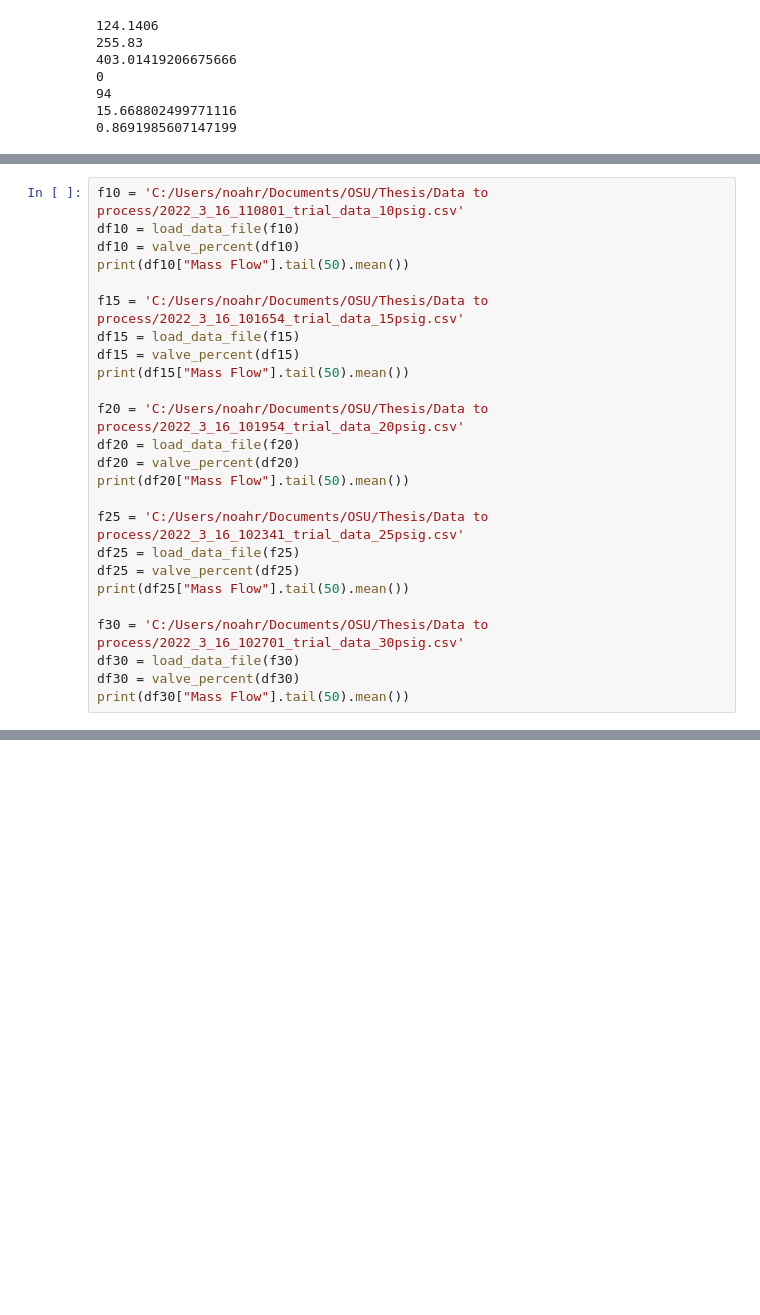
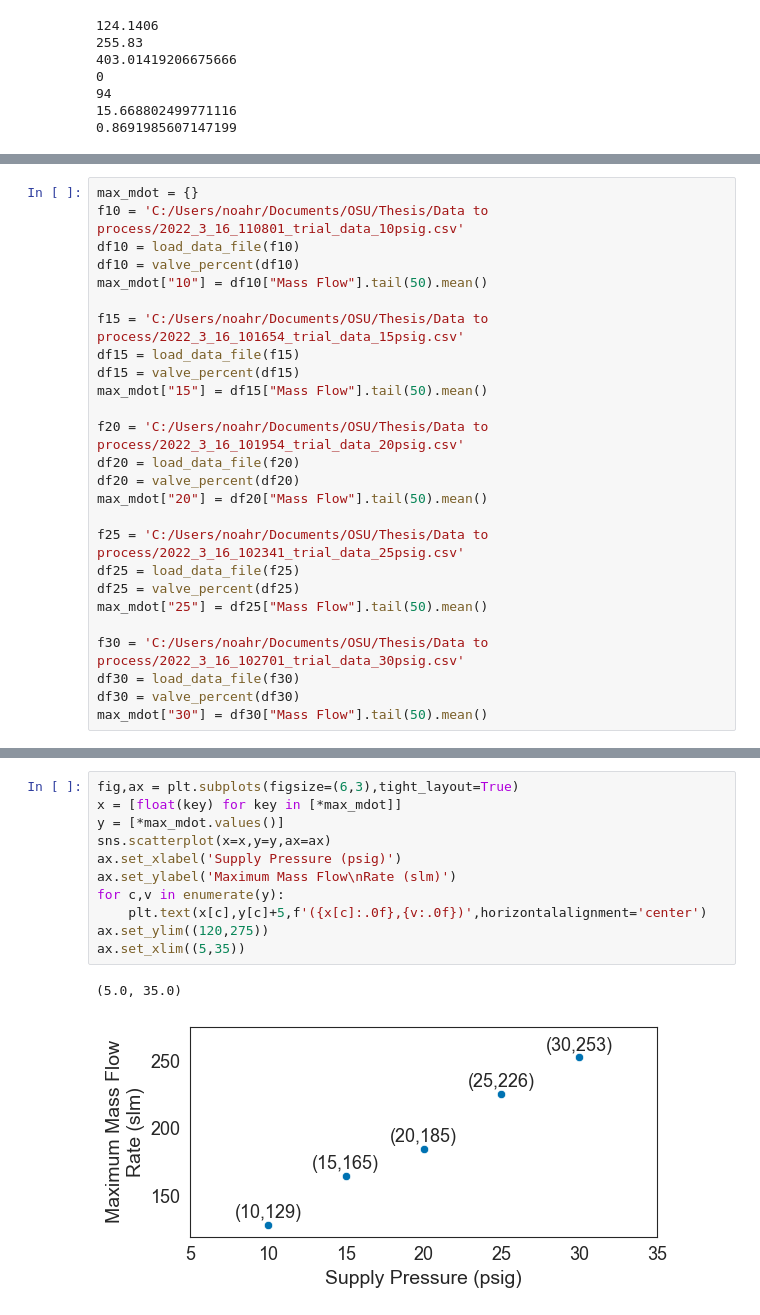
Before and after one commit to osuntp/ntp, a Jupyter notebook: Post/Post_NB/main.ipynb, the cells around one changed output, grey strips where cells are left out. Saved outputs shown, nothing was run; the diff lists cells and outputs as text; blank space fills up the shorter version.

```diff
--- a/Post/Post_NB/main.ipynb
+++ b/Post/Post_NB/main.ipynb
@@ -185,25 +185,26 @@ fig.savefig('Figures/max_mass_flow_pressure_sweep.svg',format='svg')
 # %%
+max_mdot = {}
 f10 = 'C:/Users/noahr/Documents/OSU/Thesis/Data to process/2022_3_16_110801_trial_data_10psig.csv'
 df10 = load_data_file(f10)
 df10 = valve_percent(df10)
-print(df10["Mass Flow"].tail(50).mean())
+max_mdot["10"] = df10["Mass Flow"].tail(50).mean()
 
 f15 = 'C:/Users/noahr/Documents/OSU/Thesis/Data to process/2022_3_16_101654_trial_data_15psig.csv'
 df15 = load_data_file(f15)
 df15 = valve_percent(df15)
-print(df15["Mass Flow"].tail(50).mean())
+max_mdot["15"] = df15["Mass Flow"].tail(50).mean()
 
 f20 = 'C:/Users/noahr/Documents/OSU/Thesis/Data to process/2022_3_16_101954_trial_data_20psig.csv'
 df20 = load_data_file(f20)
 df20 = valve_percent(df20)
-print(df20["Mass Flow"].tail(50).mean())
+max_mdot["20"] = df20["Mass Flow"].tail(50).mean()
 
 f25 = 'C:/Users/noahr/Documents/OSU/Thesis/Data to process/2022_3_16_102341_trial_data_25psig.csv'
 df25 = load_data_file(f25)
 df25 = valve_percent(df25)
-print(df25["Mass Flow"].tail(50).mean())
+max_mdot["25"] = df25["Mass Flow"].tail(50).mean()
 
 f30 = 'C:/Users/noahr/Documents/OSU/Thesis/Data to process/2022_3_16_102701_trial_data_30psig.csv'
 df30 = load_data_file(f30)
 df30 = valve_percent(df30)
-print(df30["Mass Flow"].tail(50).mean())
+max_mdot["30"] = df30["Mass Flow"].tail(50).mean()
@@ -243,0 +239,14 @@ fig.savefig('Figures/mass_flow_vs_pressure.svg',format='svg')
+# %%
+fig,ax = plt.subplots(figsize=(6,3),tight_layout=True)
+x = [float(key) for key in [*max_mdot]]
+y = [*max_mdot.values()]
+sns.scatterplot(x=x,y=y,ax=ax)
+ax.set_xlabel('Supply Pressure (psig)')
+ax.set_ylabel('Maximum Mass Flow\nRate (slm)')
+for c,v in enumerate(y):
+    plt.text(x[c],y[c]+5,f'({x[c]:.0f},{v:.0f})',horizontalalignment='center')
+ax.set_ylim((120,275))
+ax.set_xlim((5,35))
+# %% [output]
+(5.0, 35.0)
+[figure, added]
```
Also changed, not shown: parts of 11 cells of this notebook, 41 other files.
